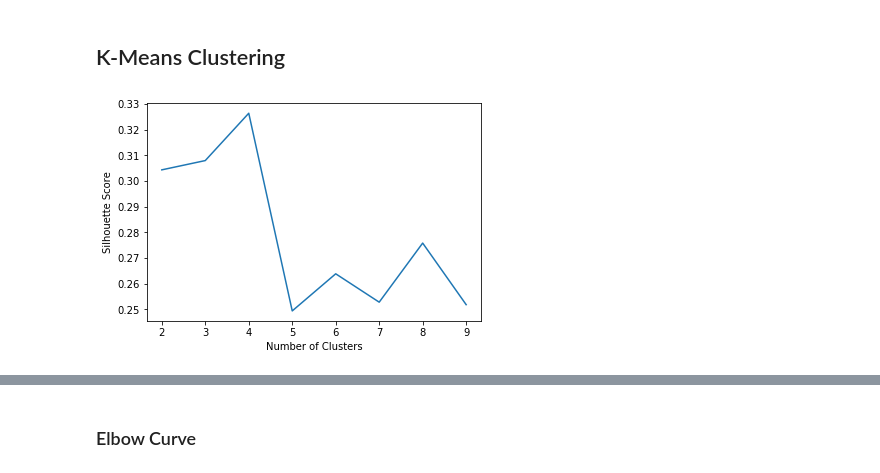
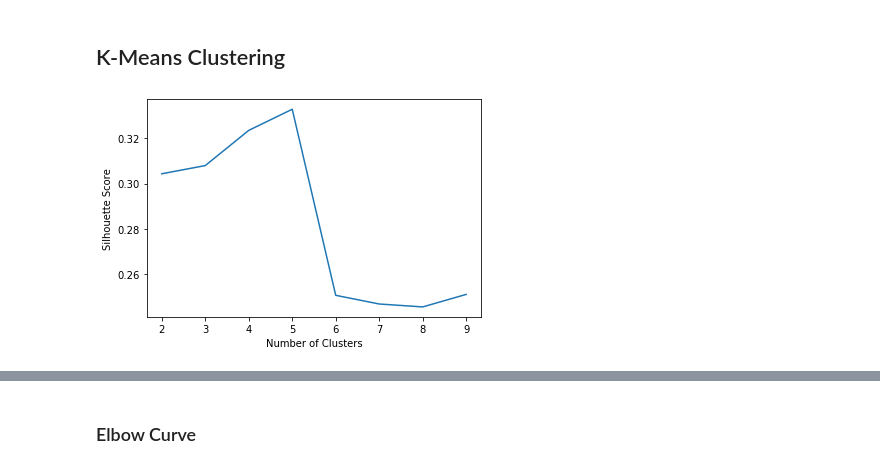
Before and after one commit to singh-manvinder/country_clustering, a Jupyter notebook: clustering.ipynb, the cells around one changed output, grey strips where cells are left out. Cells and saved outputs as stored; diff of their text form; code cells hidden in the pictures.

Commit message:
FInal Kmeans and based visualization completed

```diff
--- a/clustering.ipynb
+++ b/clustering.ipynb
@@ -202,15 +202,15 @@ Bases on Hopkins score sata is good for clustering
 # %%
 from sklearn.metrics import silhouette_score
 from sklearn.cluster import KMeans
 
 ss=[]
 for k in range(2,10):
-    kmeans = KMeans(n_clusters=k, ra)
+    kmeans = KMeans(n_clusters=k, random_state=42)
     kmeans.fit(df)
     ss.append(silhouette_score(df, kmeans.labels_))
 sns.lineplot(x=range(2,10), y=ss)
 plt.ylabel('Silhouette Score')
 plt.xlabel('Number of Clusters')
 plt.show()
 # %% [output]
-[figure, old version]
+[figure, new version]
```
Also changed, not shown: parts of 18 cells of this notebook.
